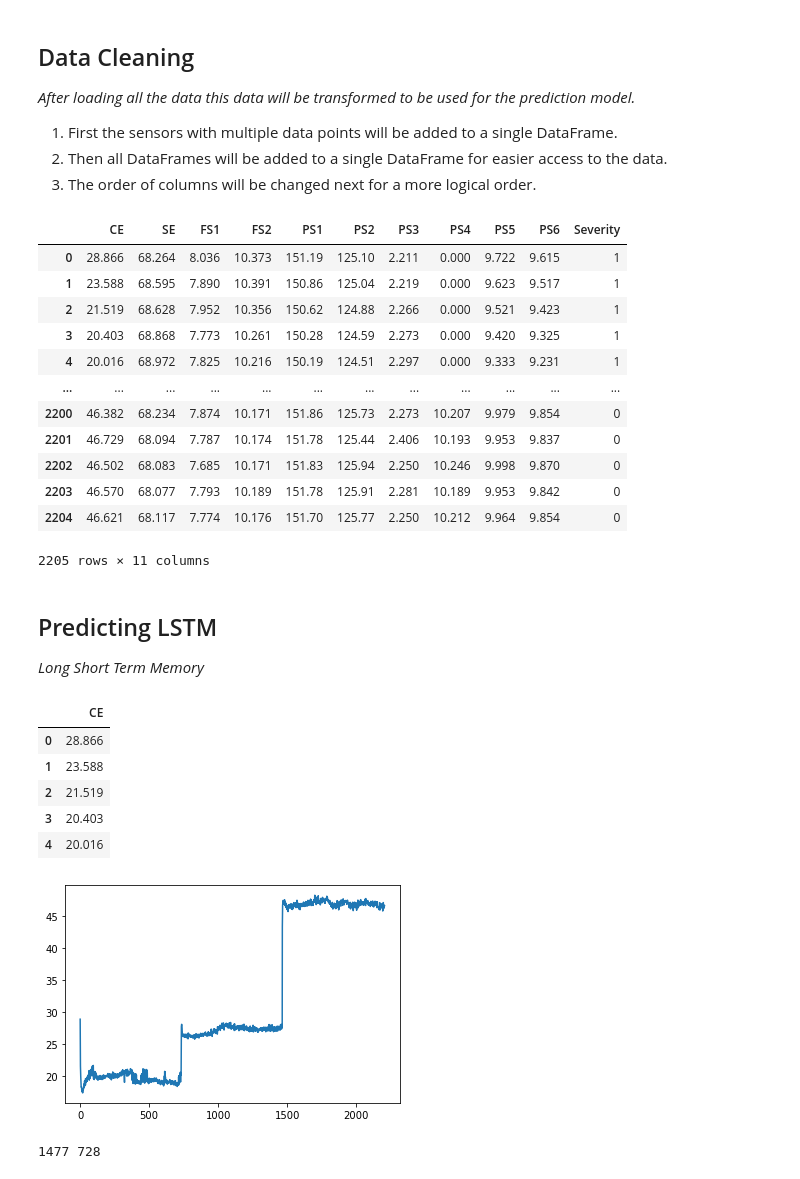
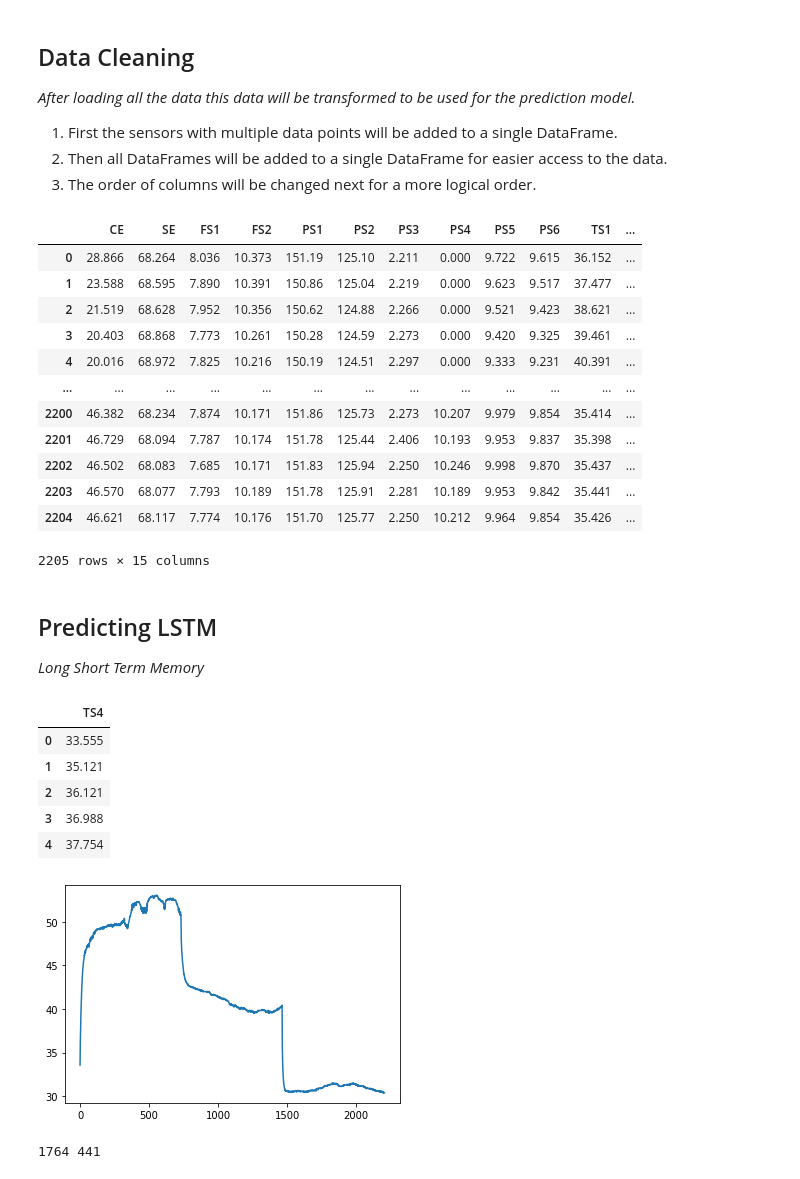
Before and after one commit to Predictive-maintenance-casus-2021/Predictive-Maintenance-supervised-learning, a Jupyter notebook: PredictiveMaintenanceMainNotebook.ipynb, the cells around one changed output. Cells and saved outputs as stored; diff of their text form; code cells hidden in the pictures.

```diff
--- a/PredictiveMaintenanceMainNotebook.ipynb
+++ b/PredictiveMaintenanceMainNotebook.ipynb
@@ -26,6 +26,13 @@ df_ps4 = pd.read_csv("data/PS4.txt", sep="\t", header=None, names=["PS4"])
 df_ps5 = pd.read_csv("data/PS5.txt", sep="\t", header=None, names=["PS5"])
 df_ps6 = pd.read_csv("data/PS6.txt", sep="\t", header=None, names=["PS6"])
 
+# Temperature (°C)
+df_ts1 = pd.read_csv("data/TS1.txt", sep="\t", header=None, names=["TS1"])
+df_ts2 = pd.read_csv("data/TS2.txt", sep="\t", header=None, names=["TS2"])
+df_ts3 = pd.read_csv("data/TS3.txt", sep="\t", header=None, names=["TS3"])
+df_ts4 = pd.read_csv("data/TS4.txt", sep="\t", header=None, names=["TS4"])
+
+
 # Severity grade for each type
 df_severity = pd.read_csv("data/profile.txt", sep="\t", header=None, names=["Severity"])
 # %% [markdown]
@@ -52,62 +59,68 @@ df_ps["PS3"] = df_ps3["PS3"].to_numpy()
 df_ps["PS4"] = df_ps4["PS4"].to_numpy()
 df_ps["PS5"] = df_ps5["PS5"].to_numpy()
 df_ps["PS6"] = df_ps6["PS6"].to_numpy()
+
+# Dataframe for temperature
+df_ts = pd.DataFrame()
+df_ts["TS1"] = df_ts1["TS1"].to_numpy()
+df_ts["TS2"] = df_ts2["TS2"].to_numpy()
+df_ts["TS3"] = df_ts3["TS3"].to_numpy()
+df_ts["TS4"] = df_ts4["TS4"].to_numpy()
 # %%
 # Add all data into a single DataFrame for easy access.
-df = pd.concat([df_fs, df_ps], axis=1, join="inner")
+df = pd.concat([df_fs, df_ps, df_ts], axis=1, join="inner")
 df["CE"] = df_ce["CE"].to_numpy()
 df["SE"] = df_se["SE"].to_numpy()
 df["Severity"] = df_severity["Severity"].to_numpy()
 
-df = df.reindex(columns=["CE", "SE", "FS1", "FS2", "PS1", "PS2", "PS3", "PS4", "PS5", "PS6", "Severity"])
+df = df.reindex(columns=["CE", "SE", "FS1", "FS2", "PS1", "PS2", "PS3", "PS4", "PS5", "PS6", "TS1", "TS2", "TS3", "TS4", "Severity"])
 
 df
 # %% [output]
-|  | CE | SE | FS1 | FS2 | PS1 | PS2 | PS3 | PS4 | PS5 | PS6 | Severity |
-| 0 | 28.866 | 68.264 | 8.036 | 10.373 | 151.19 | 125.10 | 2.211 | 0.000 | 9.722 | 9.615 | 1 |
-| 1 | 23.588 | 68.595 | 7.890 | 10.391 | 150.86 | 125.04 | 2.219 | 0.000 | 9.623 | 9.517 | 1 |
-| 2 | 21.519 | 68.628 | 7.952 | 10.356 | 150.62 | 124.88 | 2.266 | 0.000 | 9.521 | 9.423 | 1 |
-| 3 | 20.403 | 68.868 | 7.773 | 10.261 | 150.28 | 124.59 | 2.273 | 0.000 | 9.420 | 9.325 | 1 |
-| 4 | 20.016 | 68.972 | 7.825 | 10.216 | 150.19 | 124.51 | 2.297 | 0.000 | 9.333 | 9.231 | 1 |
-| ... | ... | ... | ... | ... | ... | ... | ... | ... | ... | ... | ... |
-| 2200 | 46.382 | 68.234 | 7.874 | 10.171 | 151.86 | 125.73 | 2.273 | 10.207 | 9.979 | 9.854 | 0 |
-| 2201 | 46.729 | 68.094 | 7.787 | 10.174 | 151.78 | 125.44 | 2.406 | 10.193 | 9.953 | 9.837 | 0 |
-| 2202 | 46.502 | 68.083 | 7.685 | 10.171 | 151.83 | 125.94 | 2.250 | 10.246 | 9.998 | 9.870 | 0 |
-| 2203 | 46.570 | 68.077 | 7.793 | 10.189 | 151.78 | 125.91 | 2.281 | 10.189 | 9.953 | 9.842 | 0 |
-| 2204 | 46.621 | 68.117 | 7.774 | 10.176 | 151.70 | 125.77 | 2.250 | 10.212 | 9.964 | 9.854 | 0 |
+|  | CE | SE | FS1 | FS2 | PS1 | PS2 | PS3 | PS4 | PS5 | PS6 | TS1 | ... |
+| 0 | 28.866 | 68.264 | 8.036 | 10.373 | 151.19 | 125.10 | 2.211 | 0.000 | 9.722 | 9.615 | 36.152 | ... |
+| 1 | 23.588 | 68.595 | 7.890 | 10.391 | 150.86 | 125.04 | 2.219 | 0.000 | 9.623 | 9.517 | 37.477 | ... |
+| 2 | 21.519 | 68.628 | 7.952 | 10.356 | 150.62 | 124.88 | 2.266 | 0.000 | 9.521 | 9.423 | 38.621 | ... |
+| 3 | 20.403 | 68.868 | 7.773 | 10.261 | 150.28 | 124.59 | 2.273 | 0.000 | 9.420 | 9.325 | 39.461 | ... |
+| 4 | 20.016 | 68.972 | 7.825 | 10.216 | 150.19 | 124.51 | 2.297 | 0.000 | 9.333 | 9.231 | 40.391 | ... |
+| ... | ... | ... | ... | ... | ... | ... | ... | ... | ... | ... | ... | ... |
+| 2200 | 46.382 | 68.234 | 7.874 | 10.171 | 151.86 | 125.73 | 2.273 | 10.207 | 9.979 | 9.854 | 35.414 | ... |
+| 2201 | 46.729 | 68.094 | 7.787 | 10.174 | 151.78 | 125.44 | 2.406 | 10.193 | 9.953 | 9.837 | 35.398 | ... |
+| 2202 | 46.502 | 68.083 | 7.685 | 10.171 | 151.83 | 125.94 | 2.250 | 10.246 | 9.998 | 9.870 | 35.437 | ... |
+| 2203 | 46.570 | 68.077 | 7.793 | 10.189 | 151.78 | 125.91 | 2.281 | 10.189 | 9.953 | 9.842 | 35.441 | ... |
+| 2204 | 46.621 | 68.117 | 7.774 | 10.176 | 151.70 | 125.77 | 2.250 | 10.212 | 9.964 | 9.854 | 35.426 | ... |
-2205 rows × 11 columns
+2205 rows × 15 columns
 # %% [markdown]
 ## Predicting LSTM
 _Long Short Term Memory_
 # %%
 import matplotlib.pyplot as plt
 import datetime
 from keras.models import Sequential
 from keras.layers import LSTM,Dropout,Dense
 from sklearn.preprocessing import MinMaxScaler
 import numpy as np
 
-plt.plot(df["CE"], label="CE plot")
+plt.plot(df_ts["TS4"], label="TS4 plot")
 
 # Get first 400 lines to use in predicting and training
 #data = pd.DataFrame(index=range(0, 400), columns=["Time", "CE"])
-data = pd.DataFrame(index=range(0, len(df["CE"])), columns=["CE"])
+data = pd.DataFrame(index=range(0, len(df_ts["TS4"])), columns=["TS4"])
 for i in range(0, len(data)):
-    #data["Time"][i] = df.index[i]
-    data["CE"][i] = df["CE"][i]
+    data["TS4"][i] = df_ts["TS4"][i]
 
 #data["Time"] = data["Time"].astype(int)
-data["CE"] = data["CE"].astype(float)
+data["TS4"] = data["TS4"].astype(float)
 
 data.head()
 # %% [output]
-|  | CE |
-| 0 | 28.866 |
-| 1 | 23.588 |
-| 2 | 21.519 |
-| 3 | 20.403 |
-| 4 | 20.016 |
+|  | TS4 |
+| 0 | 33.555 |
+| 1 | 35.121 |
+| 2 | 36.121 |
+| 3 | 36.988 |
+| 4 | 37.754 |
-[figure, old version]
+[figure, new version]
 # %%
 scaler=MinMaxScaler(feature_range=(0,1))
 
@@ -116,10 +129,10 @@ dataset = scaler.fit_transform(data)
 # split into train and test sets
 # Train is the dataset which the model is trained on
 # Test is the dataset which the model is verified with
-train_size = int(len(dataset) * 0.67)
+train_size = int(len(dataset) * 0.8)
 test_size = len(dataset) - train_size
 train, test = dataset[0:train_size,:], dataset[train_size:len(dataset),:]
 
 print(len(train), len(test))
 # %% [output]
-1477 728
+1764 441
```
Also changed, not shown: parts of 12 cells of this notebook, 1 other file.
